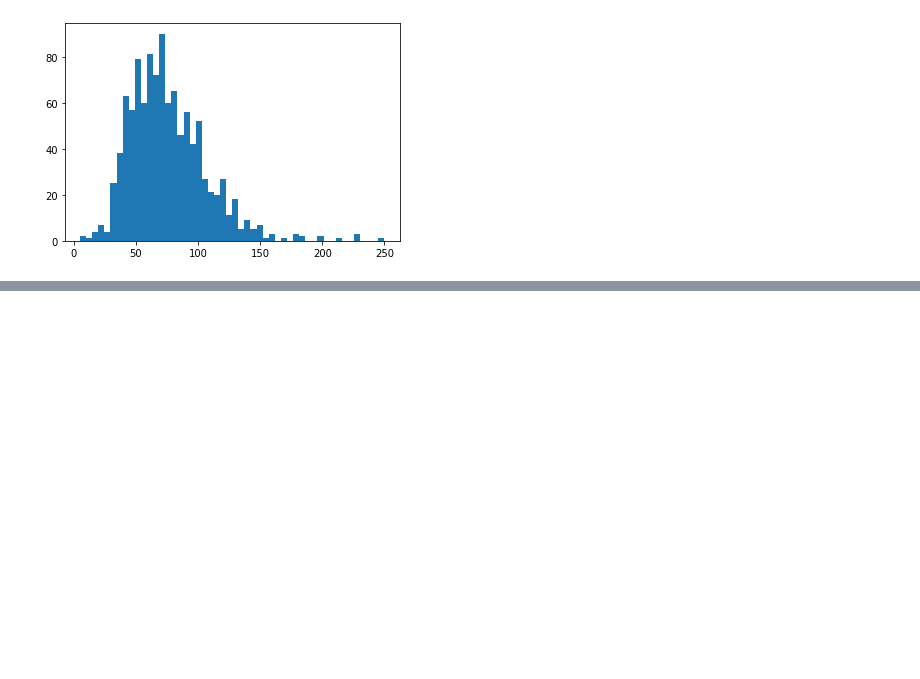
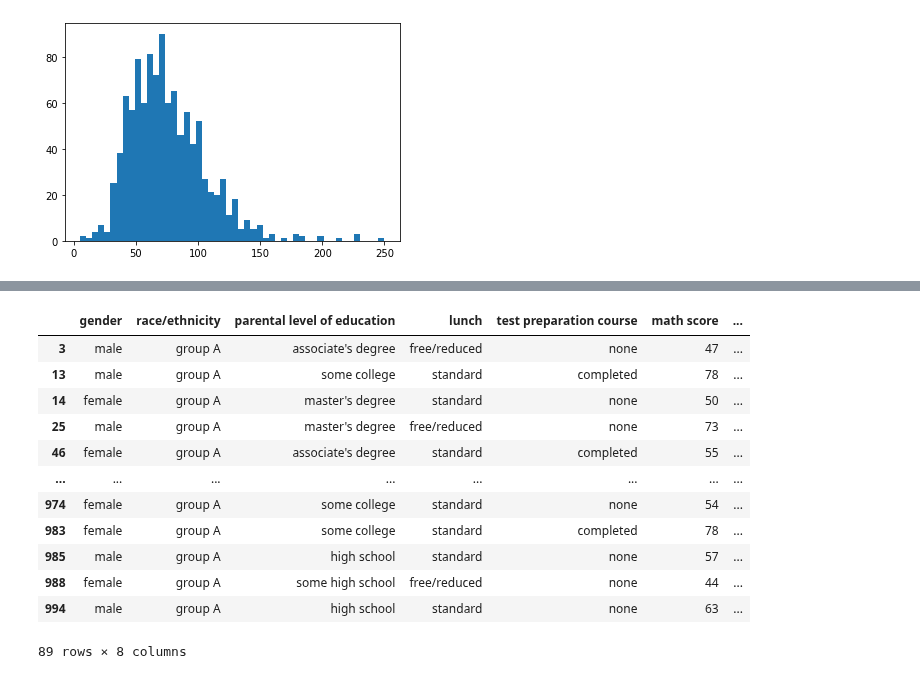
Before and after one commit to seoinhyeok96/python_data_class, a Jupyter notebook: 기초통계 수업 /3 day.ipynb, the cells around one changed output, grey strips where cells are left out. Saved outputs shown, nothing was run; the diff lists cells and outputs as text; code cells hidden in the pictures; blank space fills up the shorter version.

```diff
--- a/기초통계 수업 /3 day.ipynb
+++ b/기초통계 수업 /3 day.ipynb
@@ -75,0 +102,22 @@ plt.show()
+# %%
+df_A=df[df['race/ethnicity']=='group A']
+df_B=df[df['race/ethnicity']=='group B']
+df_C=df[df['race/ethnicity']=='group C']
+df_D=df[df['race/ethnicity']=='group D']
+df_E=df[df['race/ethnicity']=='group E']
+# %%
+df_A
+# %% [output]
+|  | gender | race/ethnicity | parental level of education | lunch | test preparation course | math score | ... |
+| 3 | male | group A | associate's degree | free/reduced | none | 47 | ... |
+| 13 | male | group A | some college | standard | completed | 78 | ... |
+| 14 | female | group A | master's degree | standard | none | 50 | ... |
+| 25 | male | group A | master's degree | free/reduced | none | 73 | ... |
+| 46 | female | group A | associate's degree | standard | completed | 55 | ... |
+| ... | ... | ... | ... | ... | ... | ... | ... |
+| 974 | female | group A | some college | standard | none | 54 | ... |
+| 983 | female | group A | some college | standard | completed | 78 | ... |
+| 985 | male | group A | high school | standard | none | 57 | ... |
+| 988 | female | group A | some high school | free/reduced | none | 44 | ... |
+| 994 | male | group A | high school | standard | none | 63 | ... |
+89 rows × 8 columns
```
Also changed, not shown: parts of 20 cells of this notebook.
